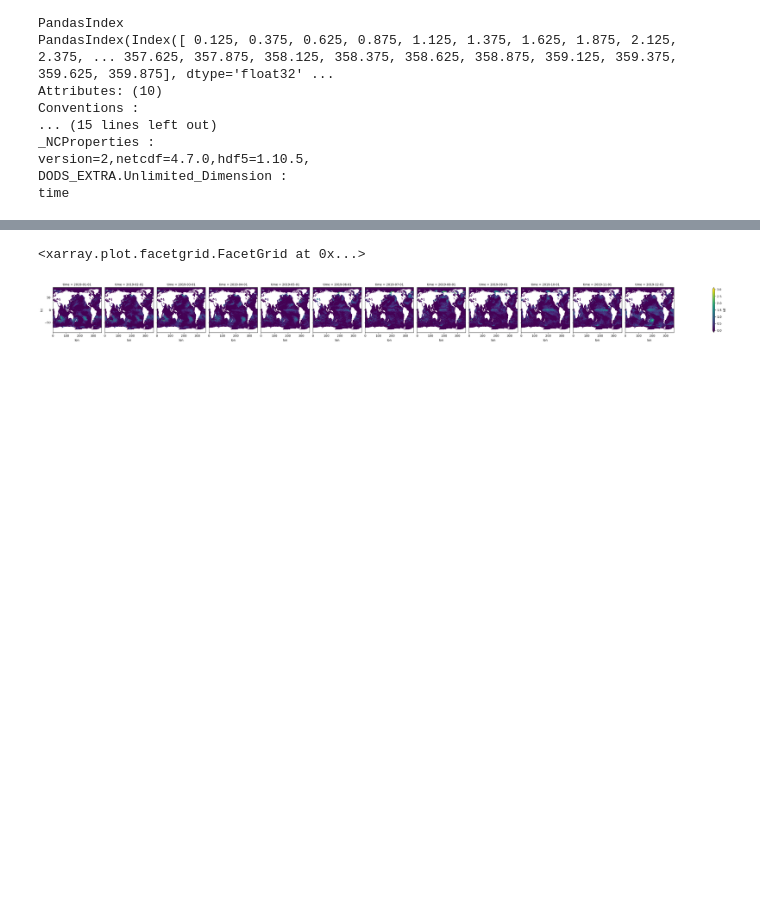
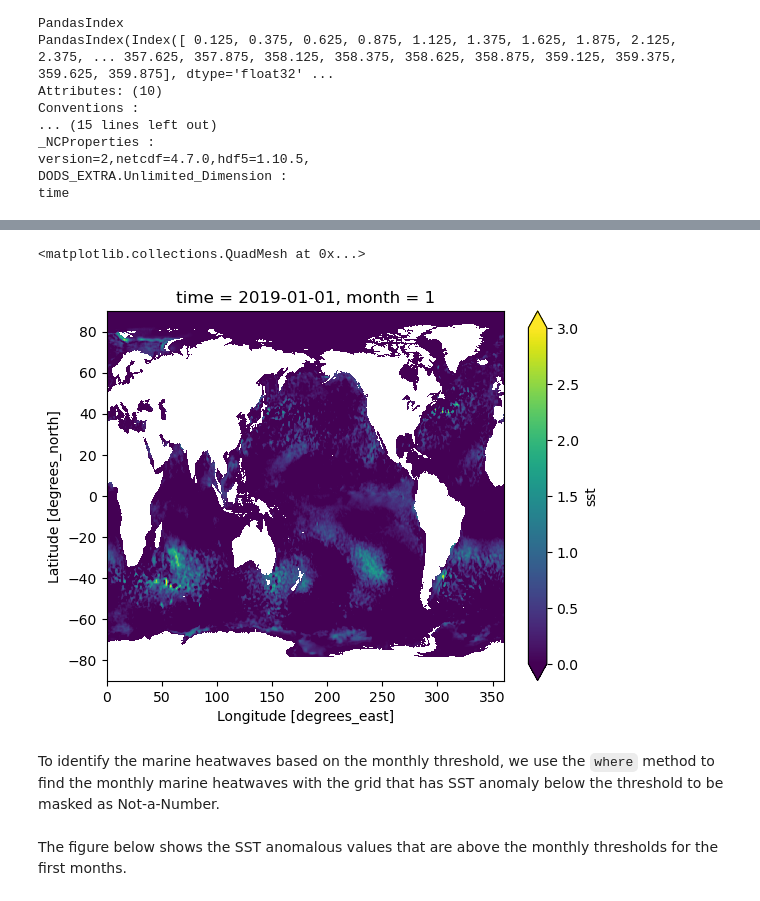
Before and after one commit to ProjectPythia/marine-heatwave-cookbook, a Jupyter notebook: _sources/notebooks/mhw_observation_myst.ipynb, the cells around one changed output, grey strips where cells are left out. Cells and saved outputs as stored; diff of their text form; code cells hidden in the pictures; blank space fills up the shorter version.

```diff
--- a/_sources/notebooks/mhw_observation_myst.ipynb
+++ b/_sources/notebooks/mhw_observation_myst.ipynb
@@ -123,8 +285,12 @@ da_mon_quantile.plot(col='month',vmin=0,vmax=3)
 # %%
-ds_mon_anom.sst.isel(time=slice(0,12)).plot(col='time',vmin=0,vmax=3)
+ds_mon_anom.sst.isel(time=0).plot(vmin=0,vmax=3)
 # %% [output]
-<xarray.plot.facetgrid.FacetGrid at 0x...>
+<matplotlib.collections.QuadMesh at 0x...>
-[figure, old version]
+[figure, new version]
+# %% [markdown]
+To identify the marine heatwaves based on the monthly threshold, we use the `where` method to find the monthly marine heatwaves with the grid that has SST anomaly below the threshold to be masked as Not-a-Number.
 # %%
 da_mhw = ds_mon_anom.sst.where(ds_mon_anom.sst.groupby('time.month')>da_mon_quantile)
+# %% [markdown]
+The figure below shows the SST anomalous values that are above the monthly thresholds for the first months.
 # %%
```
Also changed, not shown: parts of 33 cells of this notebook, 12 other files.
